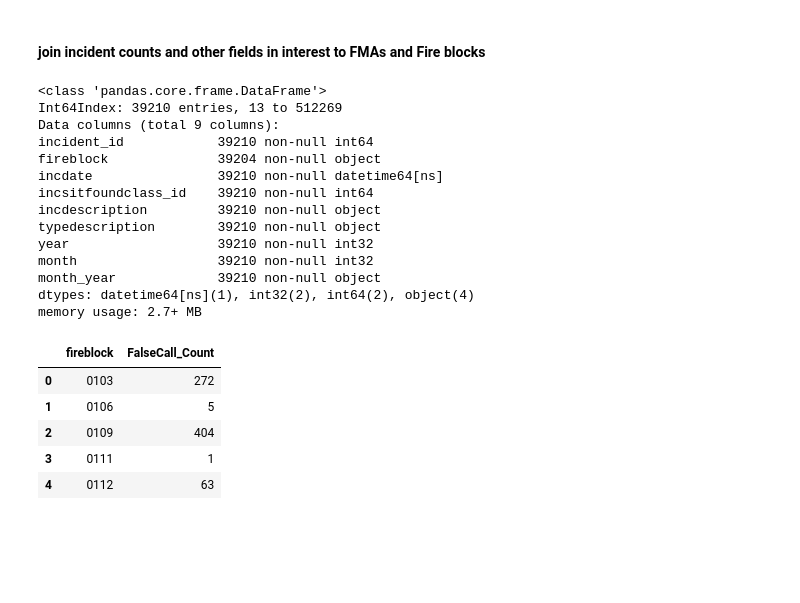
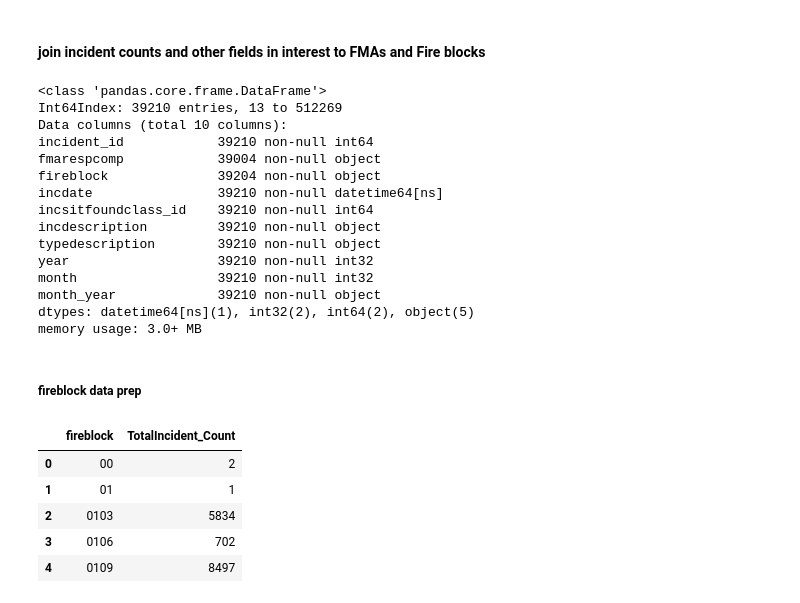
Before and after one commit to rcallihan/HackOregon-EmergencyResponse, a Jupyter notebook: False Alarm_Exploration.ipynb, the cells around one changed output. Saved outputs shown, nothing was run; the diff lists cells and outputs as text; code cells hidden in the pictures; blank space fills up the shorter version.

```diff
--- a/False Alarm_Exploration.ipynb
+++ b/False Alarm_Exploration.ipynb
@@ -129,7 +134,7 @@ created geopandas dataframe
 #### query tabular data
 Join incidents table to incsitfound, incsitfoundsub, and typenaturecode
 # %%
-QUERY4='''SELECT incident.incident_id,incident.fireblock, incident.incdate, incsitfoundclass.incsitfoundclass_id, incsitfoundclass.description as incDescription, typenaturecode.description as typeDescription
+QUERY4='''SELECT incident.incident_id,incident.fmarespcomp, incident.fireblock, incident.incdate, incsitfoundclass.incsitfoundclass_id, incsitfoundclass.description as incDescription, typenaturecode.description as typeDescription
 FROM incident
   INNER JOIN incsitfound
     ON incident.incsitfoundprm_id = incsitfound.incsitfound_id
@@ -175,0 +185,4 @@ df4.head()
+# %%
+#df4.head()
+incidents_df = df4
+incidents_df.info()
@@ -386,8 +426,9 @@ falsecalls_df.info()
 # %% [output]
 <class 'pandas.core.frame.DataFrame'>
 Int64Index: 39210 entries, 13 to 512269
-Data columns (total 9 columns):
+Data columns (total 10 columns):
 incident_id            39210 non-null int64
+fmarespcomp            39004 non-null object
 fireblock              39204 non-null object
 incdate                39210 non-null datetime64[ns]
 incsitfoundclass_id    39210 non-null int64
@@ -396,22 +437,26 @@ typedescription        39210 non-null object
 year                   39210 non-null int32
 month                  39210 non-null int32
 month_year             39210 non-null object
-dtypes: datetime64[ns](1), int32(2), int64(2), object(4)
-memory usage: 2.7+ MB
+dtypes: datetime64[ns](1), int32(2), int64(2), object(5)
+memory usage: 3.0+ MB
+# %% [markdown]
+##### fireblock data prep
 # %%
+#Sum count all incidents by blockgroup
+TotalIncident_groupFireblock = (incidents_df.groupby(incidents_df.fireblock)['incident_id'].count()).to_frame().reset_index()
+TotalIncident_groupFireblock.columns = ['fireblock', 'TotalIncident_Count']
+
 #Sum count of false calls by block group
 sf1 = falsecalls_df.groupby(['fireblock'])['incsitfoundclass_id'].count()
 df5 = sf1.to_frame().reset_index()
 df5.columns = ['fireblock', 'FalseCall_Count']
-df5.head()
-#what are the non-number fireblock id's?
 # %% [output]
-|  | fireblock | FalseCall_Count |
-| 0 | 0103 | 272 |
-| 1 | 0106 | 5 |
-| 2 | 0109 | 404 |
-| 3 | 0111 | 1 |
-| 4 | 0112 | 63 |
+|  | fireblock | TotalIncident_Count |
+| 0 | 00 | 2 |
+| 1 | 01 | 1 |
+| 2 | 0103 | 5834 |
+| 3 | 0106 | 702 |
+| 4 | 0109 | 8497 |
 # %%
 crosstab = pd.crosstab(falsecalls_df.fireblock, falsecalls_df.typedescription)
 FA_Desc_fireblock_df = crosstab[['AUTOMATIC FIRE ALARM-COMM', 'AUTOMATIC FIRE ALARM-RES', 'AUDIBLE FIRE ALARM',
```
Also changed, not shown: parts of 41 cells of this notebook.
